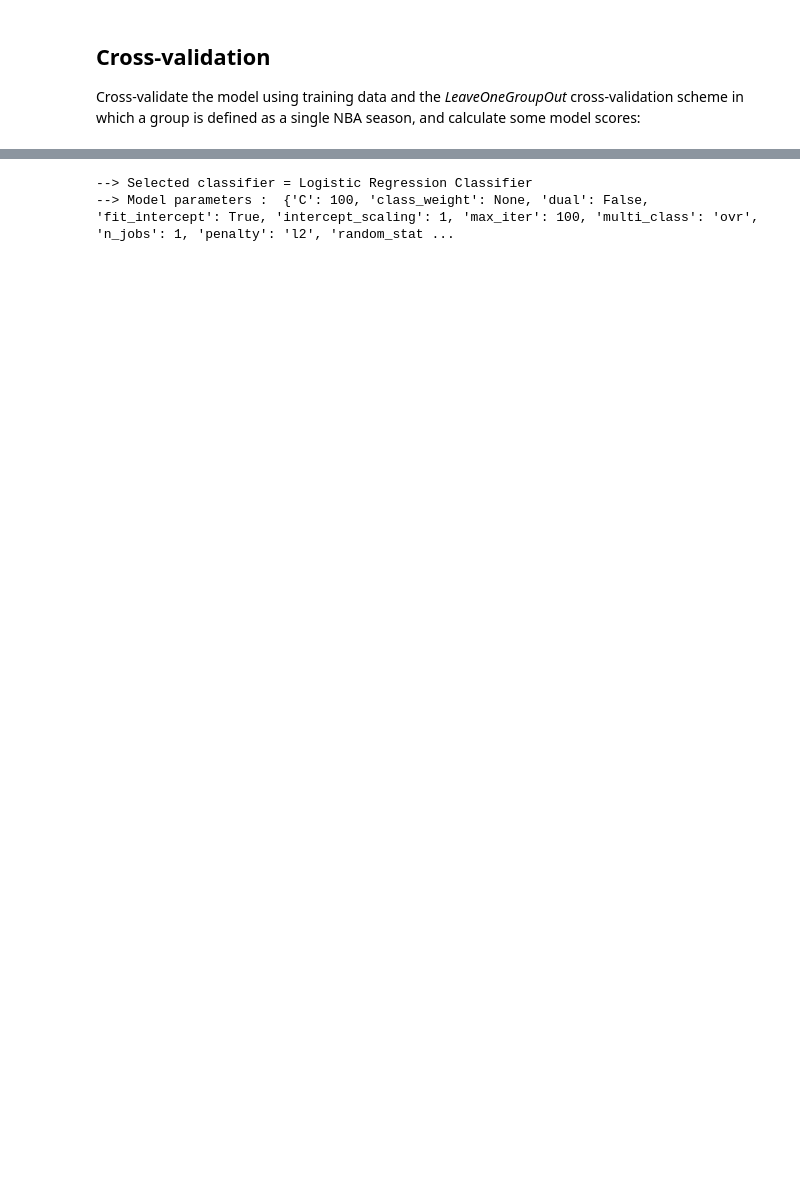
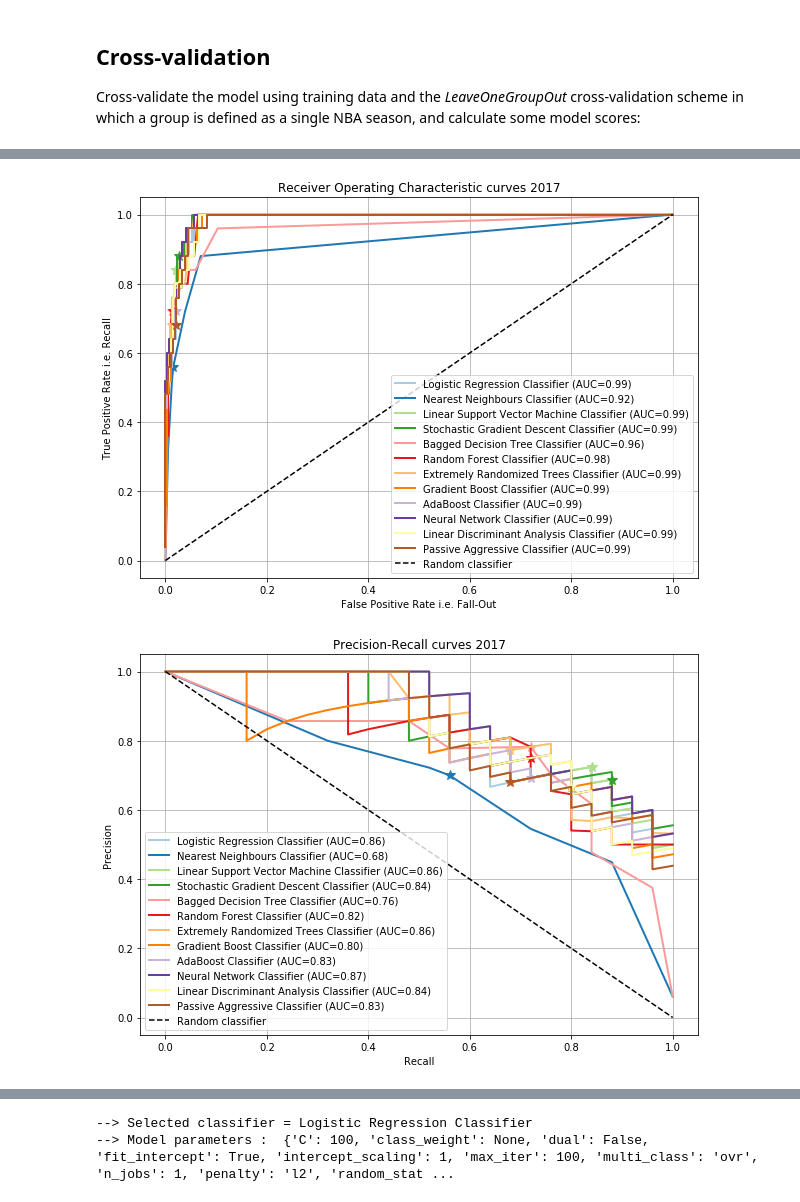
Before and after one commit to gmalim/NBA_analysis, a Jupyter notebook: NBA_All-Stars.ipynb, the cells around one changed output, grey strips where cells are left out. Drawn from its saved outputs; the diff is of its cells as text; code cells hidden in the pictures; blank space fills up the shorter version.

```diff
--- a/NBA_All-Stars.ipynb
+++ b/NBA_All-Stars.ipynb
@@ -577,0 +810,78 @@ for mymodel in mymodels:
+# %%
+from matplotlib.pyplot import cm
+color=iter(cm.Paired(np.linspace(0,1,12))) #len(mymodels))))
+
+plt.figure(1, figsize=(10, 7))
+plt.figure(2, figsize=(10, 7))
+
+for mymodel in mymodels[:-1]: # Skip Voting Classifier: the predict_proba method is not available for 'hard' voting
+
+    model     = mymodel.classifier
+    modelname = mymodel.name
+
+    print("==> Calculating ROC and PR curves using validation data for", modelname, "...")
+    #print("")
+
+    if hasattr(model, "predict_proba"):
+        y_score = model.predict_proba(X_validation)
+        #elif hasattr(model, "decision_function"): # LogisticRegression, LinearSVC/SVC, PassiveAggressiveClassifier
+    else:
+        y_score = model.decision_function(X_validation)
+
+    if hasattr(model, "predict_proba"):
+        fpr_roc_curve, tpr_roc_curve, thresholds_roc_curve = roc_curve(y_validation, y_score[:, 1]) # to be used when y_score is calculated using predict_proba method
+        #elif hasattr(model, "decision_function"): # LogisticRegression, LinearSVC/SVC, PassiveAggressiveClassifier
+    else:
+        fpr_roc_curve, tpr_roc_curve, thresholds_roc_curve = roc_curve(y_validation, y_score)       # to be used when y_score is calculated using decision_function method
+
+    auc_roc_curve = auc(fpr_roc_curve, tpr_roc_curve)
+
+    c=next(color)
+
+    plt.figure(1)
+    plt.plot(fpr_roc_curve, tpr_roc_curve, color=c, lw=2, label='{} (AUC={:.2f})'.format(modelname, auc_roc_curve))
+    #plt.plot([0, 1], [0, 1], color='black', linestyle='--', label='Random classifier')
+    #plt.xlabel('False Positive Rate i.e. Fall-Out')
+    #plt.ylabel('True Positive Rate i.e. Recall')
+    #plt.title('Receiver Operating Characteristic curve {}'.format(validation_year))
+    #plt.legend(loc="lower right")
+    #plt.text(0.65, 0.3, r"ROC-AUC = {:.2f}".format(auc_roc_curve), color='red')
+    #plt.grid(True)
+    plt.plot(mymodel.fpr, mymodel.tpr, marker='*', color=c, markersize=10)
+
+    if hasattr(model, "predict_proba"):
+        precision_pr_curve, recall_pr_curve, thresholds_pr_curve = precision_recall_curve(y_validation, y_score[:, 1]) # to be used when y_score is calculated using predict_proba method
+        #elif hasattr(model, "decision_function"): # LogisticRegression, LinearSVC/SVC, PassiveAggressiveClassifier
+    else:
+        precision_pr_curve, recall_pr_curve, thresholds_pr_curve = precision_recall_curve(y_validation, y_score)       # to be used when y_score is calculated using decision_function method
+
+    auc_pr_curve = auc(recall_pr_curve, precision_pr_curve)
+
+    plt.figure(2)
+    plt.plot(recall_pr_curve, precision_pr_curve, color=c, lw=2, label='{} (AUC={:.2f})'.format(modelname, auc_pr_curve))
+    #plt.plot([0, 1], [1, 0], color='black', linestyle='--', label='Random classifier')
+    #plt.xlabel('Recall')
+    #plt.ylabel('Precision')
+    #plt.title('Precision-Recall curve {}'.format(validation_year))
+    #plt.legend(loc="lower left")
+    #plt.text(0.05, 0.3, r"PR-AUC = {:.2f}".format(auc_pr_curve), color='green')
+    #plt.grid(True)
+    plt.plot(mymodel.recall, mymodel.precision, marker='*', color=c, markersize=10)
+    #plt.show()
+
+plt.figure(1)
+plt.plot([0, 1], [0, 1], color='black', linestyle='--', label='Random classifier')
+plt.xlabel('False Positive Rate i.e. Fall-Out')
+plt.ylabel('True Positive Rate i.e. Recall')
+plt.title('Receiver Operating Characteristic curves {}'.format(validation_year))
+plt.legend(loc="lower right")
+plt.grid(True)
+
+plt.figure(2)
+plt.plot([0, 1], [1, 0], color='black', linestyle='--', label='Random classifier')
+plt.xlabel('Recall')
+plt.ylabel('Precision')
+plt.title('Precision-Recall curves {}'.format(validation_year))
+plt.legend(loc="lower left")
+plt.grid(True)
+# %% [output]
@@ -577,0 +900,2 @@ for mymodel in mymodels:
+[figure, added]
+[figure, added]
```
Also changed, not shown: parts of 31 cells of this notebook, 1 other file.
